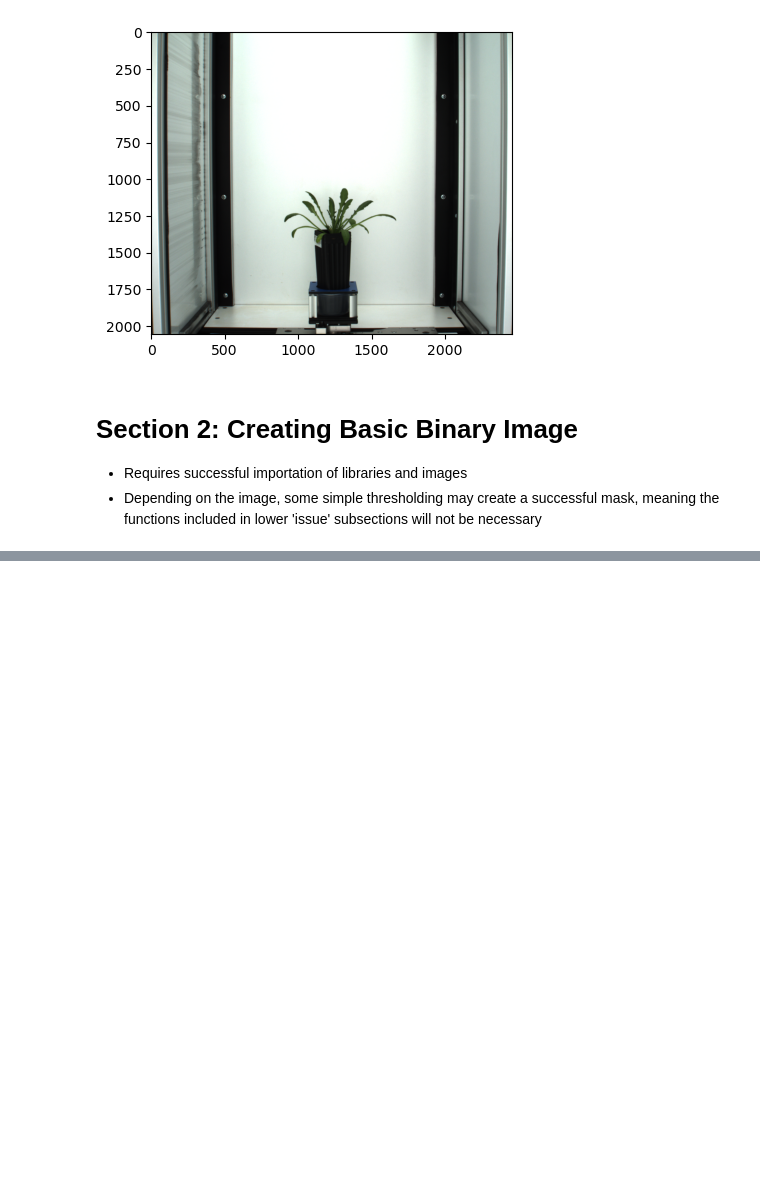
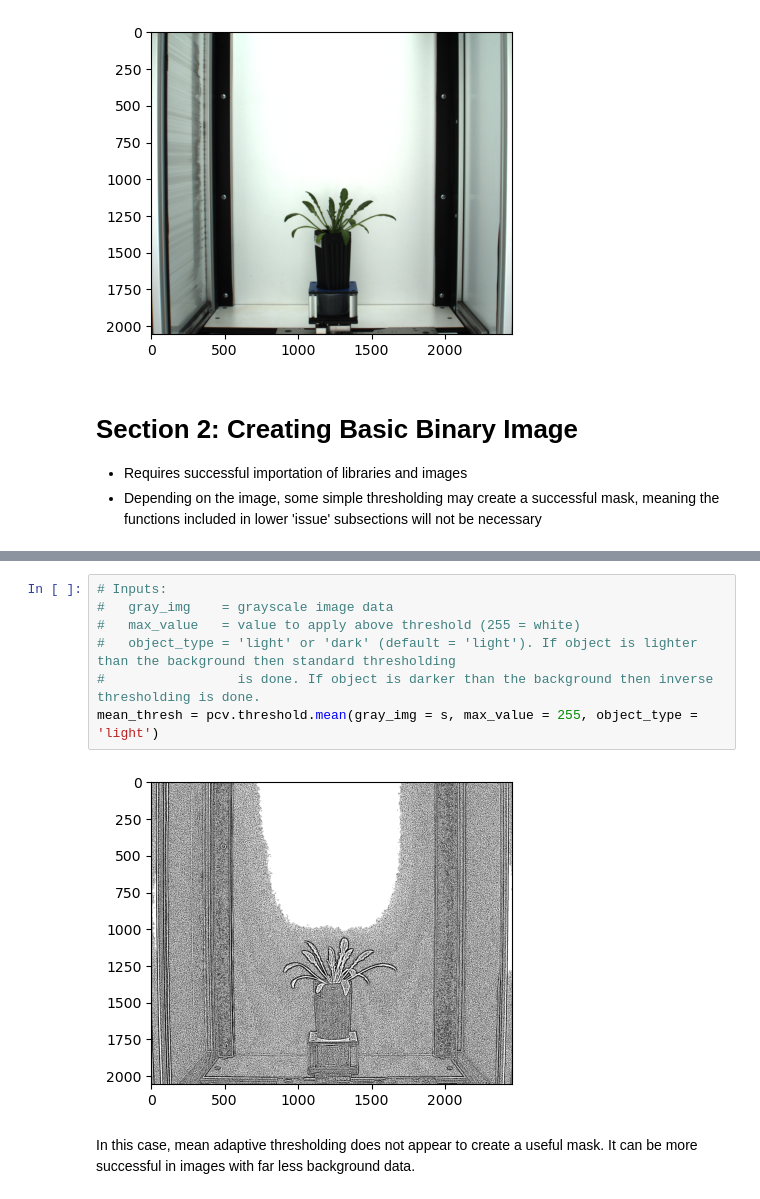
Before and after one commit to danforthcenter/plantcv-binder, a Jupyter notebook: notebooks/new_mask_tutorial/create_binary_mask_tutorial.ipynb, the cells around one changed output, grey strips where cells are left out. Drawn from its saved outputs; the diff is of its cells as text; blank space fills up the shorter version.

```diff
--- a/notebooks/new_mask_tutorial/create_binary_mask_tutorial.ipynb
+++ b/notebooks/new_mask_tutorial/create_binary_mask_tutorial.ipynb
@@ -62,0 +83,11 @@ s = pcv.rgb2gray_hsv(rgb_img=img, channel="s")
+# %%
+# Inputs:
+#   gray_img    = grayscale image data
+#   max_value   = value to apply above threshold (255 = white)
+#   object_type = 'light' or 'dark' (default = 'light'). If object is lighter than the background then standard thresholding
+#                 is done. If object is darker than the background then inverse thresholding is done.
+mean_thresh = pcv.threshold.mean(gray_img = s, max_value = 255, object_type = 'light')
+# %% [output]
+[figure, added]
+# %% [markdown]
+In this case, mean adaptive thresholding does not appear to create a useful mask. It can be more successful in images with far less background data.
```
Also changed, not shown: parts of 52 cells of this notebook, 3 other files.
